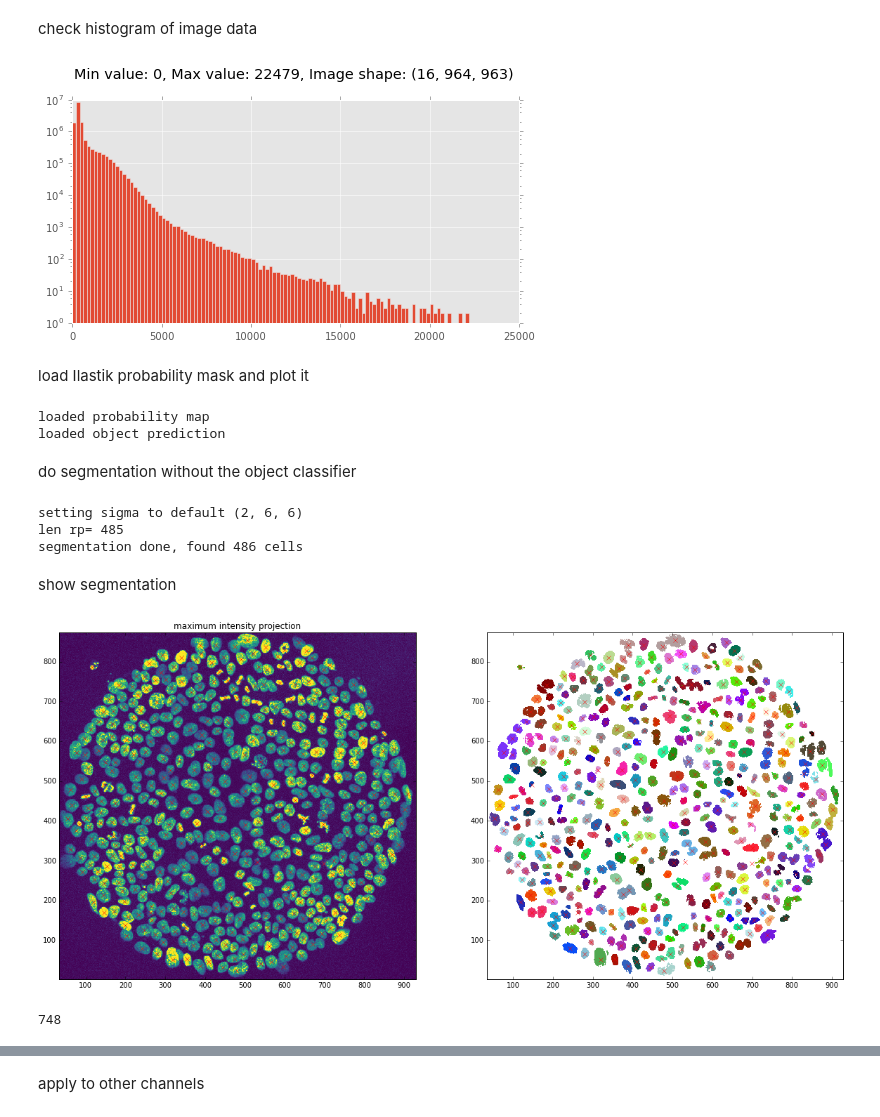
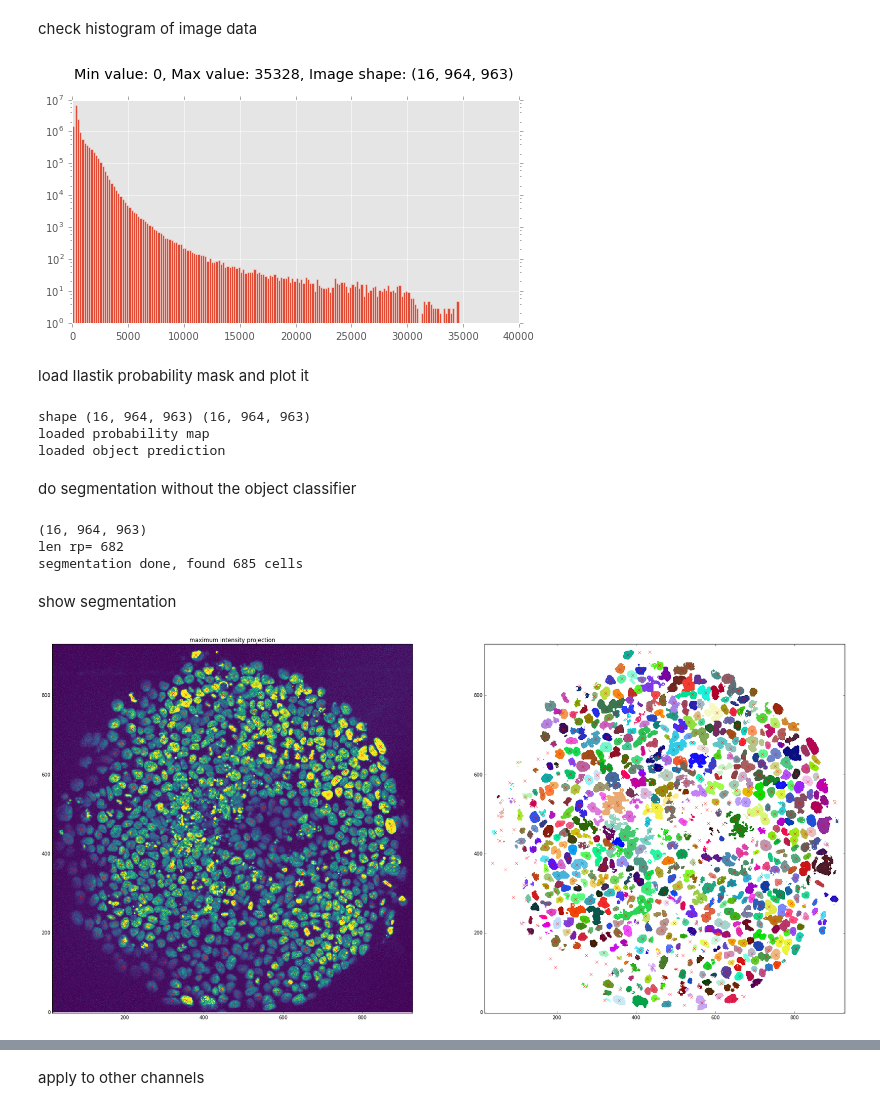
Before and after one commit to jjmetzger/stemcell_segmentation, a Jupyter notebook: watershed3d.ipynb, the cells around one changed output, grey strips where cells are left out. Drawn from its saved outputs; the diff is of its cells as text; code cells hidden in the pictures.

```diff
--- a/watershed3d.ipynb
+++ b/watershed3d.ipynb
@@ -35,40 +15,39 @@ import tifffile as tiff
 # %% [markdown]
 load file
 # %%
-filename = '/Users/jakob/Documents/RU/Data/ufo_min/T0050/UFO20150807_stitched001_T0050_c1.tif'
+filename = '/Users/jakob/Documents/RU/Data/ufo_min/T0127/UFO20150807_stitched001_T0127_c1.tif'
+# filename = '/Users/jakob/Documents/RU/Data/ufo_min/T0050/UFO20150807_stitched001_T0050_c1.tif'
+# filename = '/Users/jakob/Documents/RU/Data/mouse_example/C1-Brachy_568_FoxA2_488_Cdx2_647_500um_2_filtered.tif'
 w = watershed3d.Ws3d(filename)
 # %% [markdown]
 check histogram of image data
 # %%
-w.histogram_plot()
+w.intensity_histogram()
 # %% [output]
-[figure, old version]
+[figure, new version]
 # %% [markdown]
 load Ilastik probability mask and plot it
 # %%
-w.load_mask(prob=0.3)
-# w.plot_probability_map()
+w.load_mask(prob=0.5)
+# w.plot_probability_map(21)
 # %% [output]
+shape (16, 964, 963) (16, 964, 963)
 loaded probability map
 loaded object prediction
 # %% [markdown]
 do segmentation without the object classifier
 # %%
-w.segment(do_not_use_object_classifier=1)
+w.segment(do_not_use_object_classifier=1, sigma=(2,6,6))
 # %% [output]
-setting sigma to default (2, 6, 6)
-len rp= 485
-segmentation done, found 486 cells
+(16, 964, 963)
+len rp= 682
+segmentation done, found 685 cells
 # %% [markdown]
 show segmentation
 # %%
-w.show_segmentation(z=11,figsize=(20,10), seed=130)
+w.show_segmentation(z=8,figsize=(30,20))
 # %% [output]
-[figure, old version]
+[figure, new version]
-# %%
-(w.ws==4).sum()
-# %% [output]
-748
 # %%
 w.df.head()
 # %% [output]
```
Also changed, not shown: parts of 21 cells of this notebook, 1 other file.
